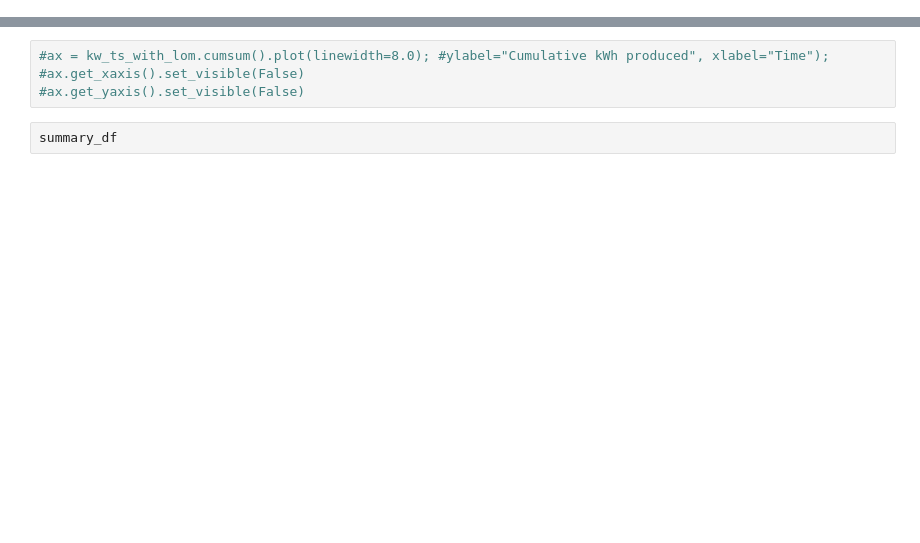
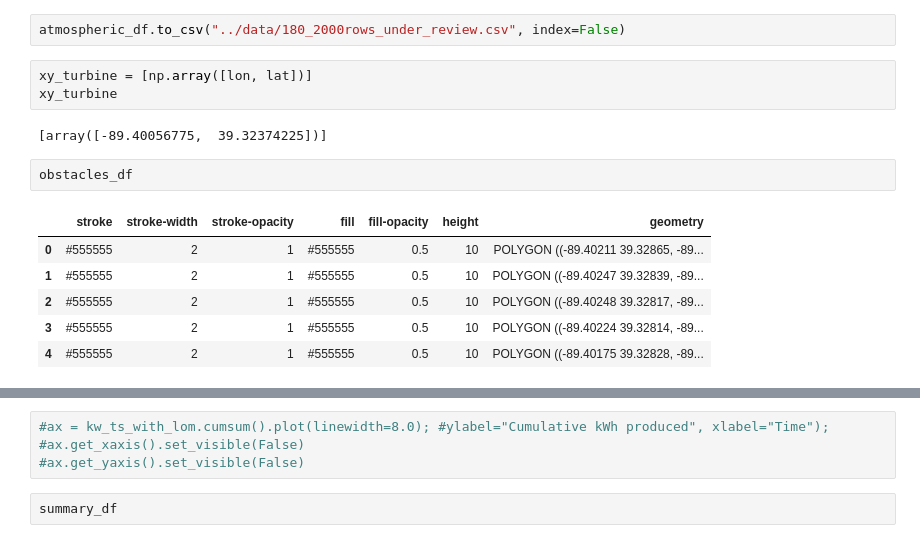
Before and after one commit to NREL/dw-tap, a Jupyter notebook: notebooks/heatmap-analysis.ipynb, the cells around one changed output, grey strips where cells are left out. Drawn from its saved outputs; the diff is of its cells as text; blank space fills up the shorter version.

```diff
--- a/notebooks/heatmap-analysis.ipynb
+++ b/notebooks/heatmap-analysis.ipynb
@@ -325 +266,17 @@ Estimating for: (39.330, -89.399)
+# %%
+atmospheric_df.to_csv("../data/180_2000rows_under_review.csv", index=False)
+# %%
+xy_turbine = [np.array([lon, lat])]
+xy_turbine
+# %% [output]
+[array([-89.40056775,  39.32374225])]
+# %%
+obstacles_df
+# %% [output]
+|  | stroke | stroke-width | stroke-opacity | fill | fill-opacity | height | geometry |
+| 0 | #555555 | 2 | 1 | #555555 | 0.5 | 10 | POLYGON ((-89.40211 39.32865, -89... |
+| 1 | #555555 | 2 | 1 | #555555 | 0.5 | 10 | POLYGON ((-89.40247 39.32839, -89... |
+| 2 | #555555 | 2 | 1 | #555555 | 0.5 | 10 | POLYGON ((-89.40248 39.32817, -89... |
+| 3 | #555555 | 2 | 1 | #555555 | 0.5 | 10 | POLYGON ((-89.40224 39.32814, -89... |
+| 4 | #555555 | 2 | 1 | #555555 | 0.5 | 10 | POLYGON ((-89.40175 39.32828, -89... |
 # %%
```
Also changed, not shown: parts of 11 cells of this notebook, 5 other files.
